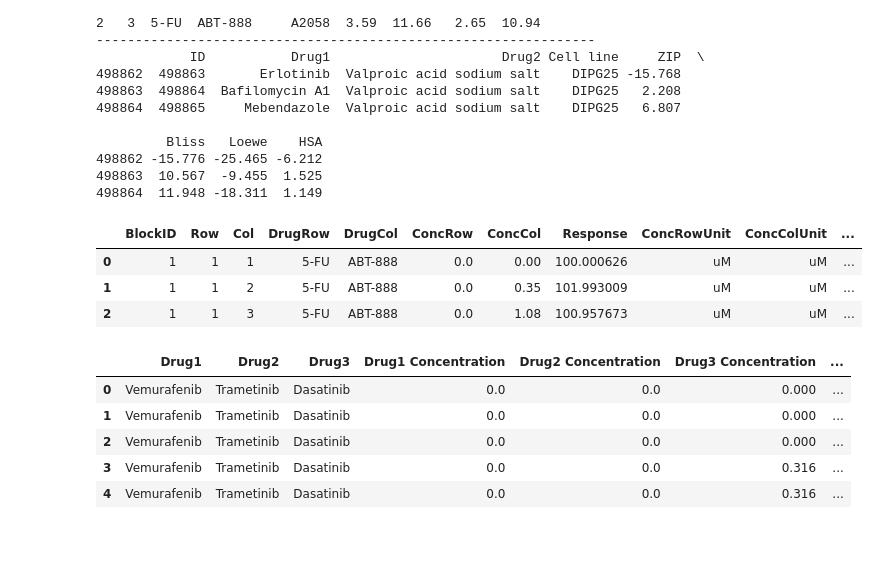
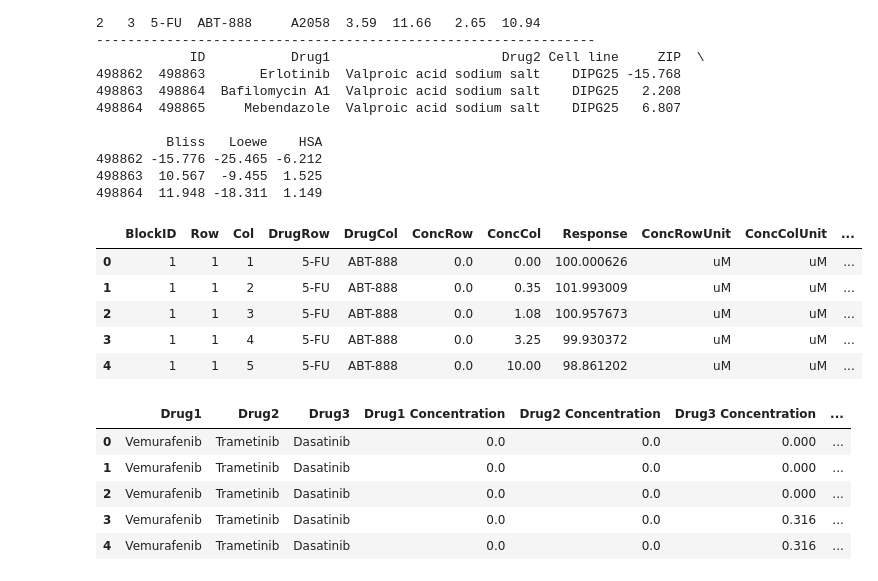
Before and after one commit to stefanhuber1510/marbleProject, a Jupyter notebook: explorationsDrugCombDB.ipynb, the cells around one changed output. Cells and saved outputs as stored; diff of their text form; code cells hidden in the pictures; blank space fills up the shorter version.

```diff
--- a/explorationsDrugCombDB.ipynb
+++ b/explorationsDrugCombDB.ipynb
@@ -86,12 +86,15 @@ print(scoredComb[-3:])
 498863  10.567  -9.455  1.525
 498864  11.948 -18.311  1.149
 # %%
-pd.read_csv("./drugCombDBdata/synergy-score-data/SHORTdrugcombs_response.csv").head(3)
+import pandas as pd
+pd.read_csv("./drugCombDBdata/synergy-score-data/SHORTdrugcombs_response.csv").head()
 # %% [output]
 |  | BlockID | Row | Col | DrugRow | DrugCol | ConcRow | ConcCol | Response | ConcRowUnit | ConcColUnit | ... |
 | 0 | 1 | 1 | 1 | 5-FU | ABT-888 | 0.0 | 0.00 | 100.000626 | uM | uM | ... |
 | 1 | 1 | 1 | 2 | 5-FU | ABT-888 | 0.0 | 0.35 | 101.993009 | uM | uM | ... |
 | 2 | 1 | 1 | 3 | 5-FU | ABT-888 | 0.0 | 1.08 | 100.957673 | uM | uM | ... |
+| 3 | 1 | 1 | 4 | 5-FU | ABT-888 | 0.0 | 3.25 | 99.930372 | uM | uM | ... |
+| 4 | 1 | 1 | 5 | 5-FU | ABT-888 | 0.0 | 10.00 | 98.861202 | uM | uM | ... |
 # %%
 import pandas as pd
 from rdkit import Chem
```
Also changed, not shown: parts of 3 cells of this notebook, 3 other files.
